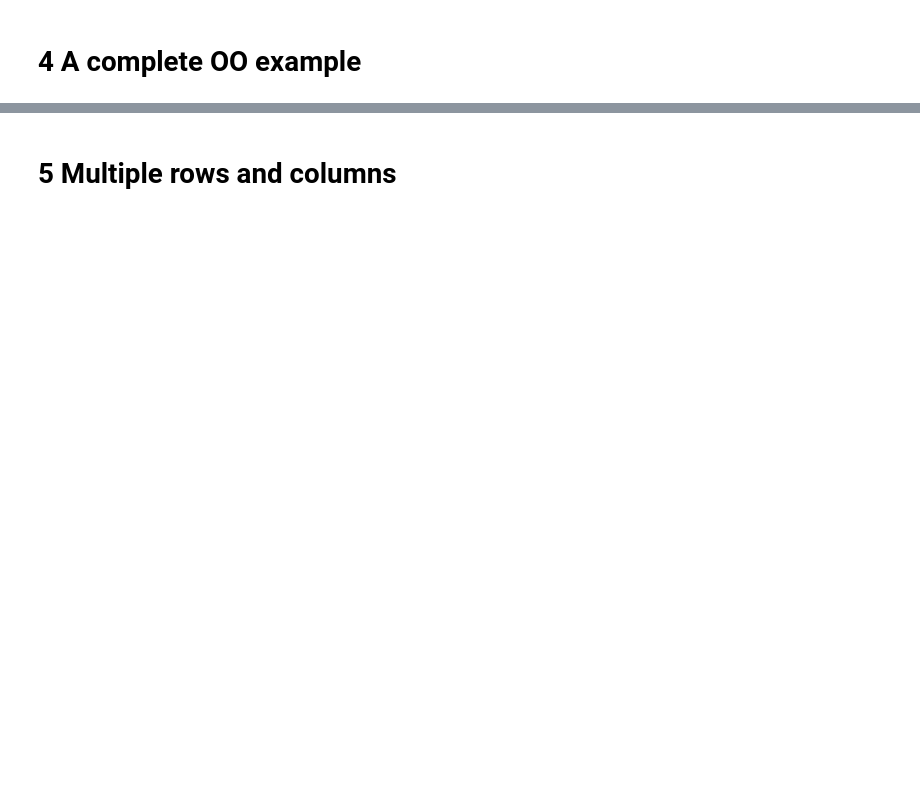
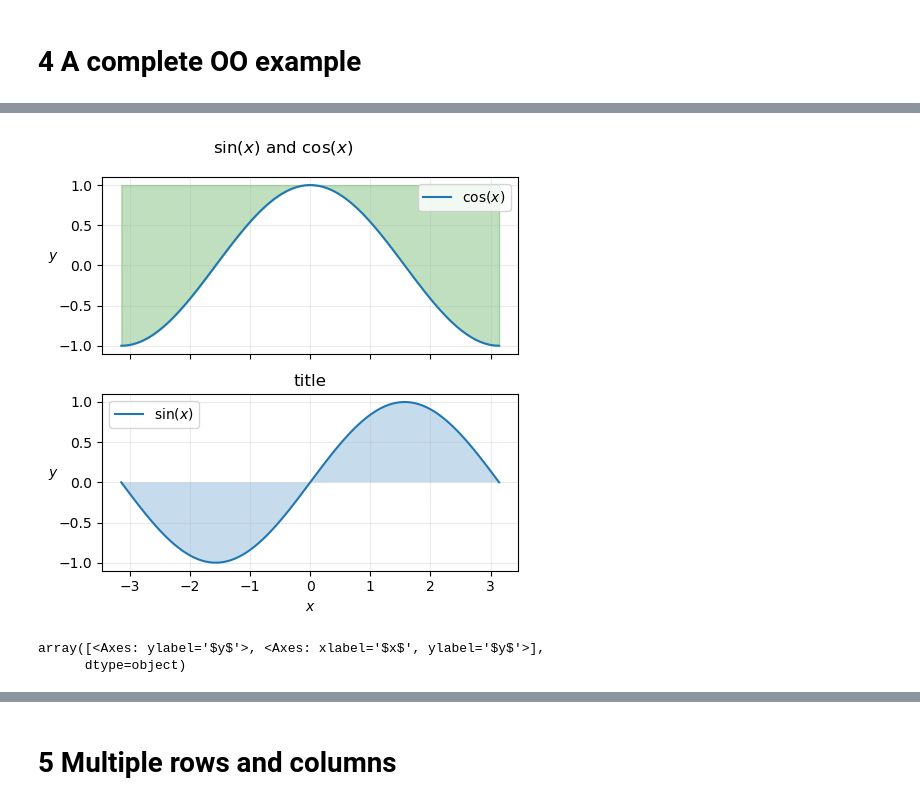
Before and after one commit to SPS-SP2273/learning-portfolio-TeresaGraceL, a Jupyter notebook: plotting/plotting_(good).ipynb, the cells around one changed output, grey strips where cells are left out. Drawn from its saved outputs; the diff is of its cells as text; code cells hidden in the pictures; blank space fills up the shorter version.

```diff
--- a/plotting/plotting_(good).ipynb
+++ b/plotting/plotting_(good).ipynb
@@ -85,0 +209,37 @@ ax[1].legend()
+# %%
+#further modification of the above example
+
+fig, ax = plt.subplots(nrows=2, ncols=1,
+                       figsize=(5, 5),
+                       sharex=True)
+
+ax[0].plot(x, cos_x, label=r'$\cos(x)$')
+    #r in front for it to ignore the slash instead of thinking its escape sequence
+ax[0].fill_between(x, 1, cos_x, alpha=.25, color ='g') #x values and limits you want filled
+
+ax[1].plot(x, sin_x, label=r'$\sin(x)$')
+ax[1].fill_between(x, 0, sin_x, alpha=.25)
+
+#---------------- grid - use a for loop instead
+#ax[0].grid(alpha.25)
+#ax[1].grid(alpha.25)
+
+for a in ax.flatten():
+    a.legend()
+    a.grid(alpha=.25)
+    a.set_ylabel('$y$', rotation=0)
+
+ax[1].set_xlabel('$x$')
+ax[1].set_title('title')
+
+fig.suptitle(r'$\sin(x)$ and $\cos(x)$') #title belongs to figure and not axis
+fig.tight_layout() #very useful, cleanup crew because otherwise there is a big space
+
+plt.savefig('plotting_good_simpleplot.png', dpi=150)
+# %% [output]
+[figure, added]
+# %%
+ax
+# %% [output]
+array([<Axes: ylabel='$y$'>, <Axes: xlabel='$x$', ylabel='$y$'>],
+      dtype=object)
```
Also changed, not shown: parts of 84 cells of this notebook.
